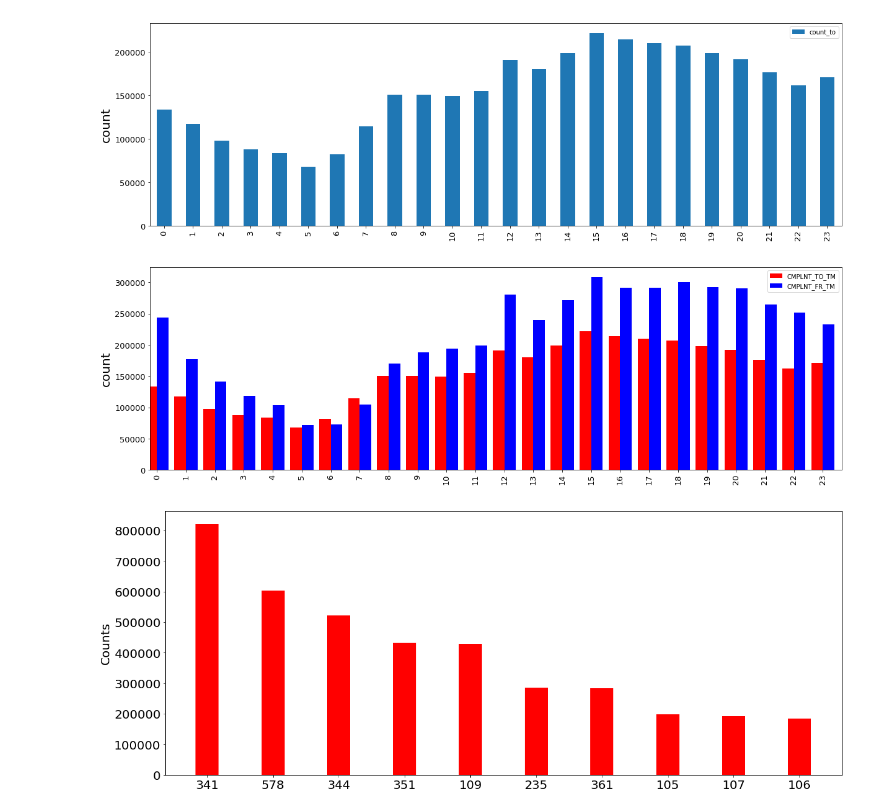
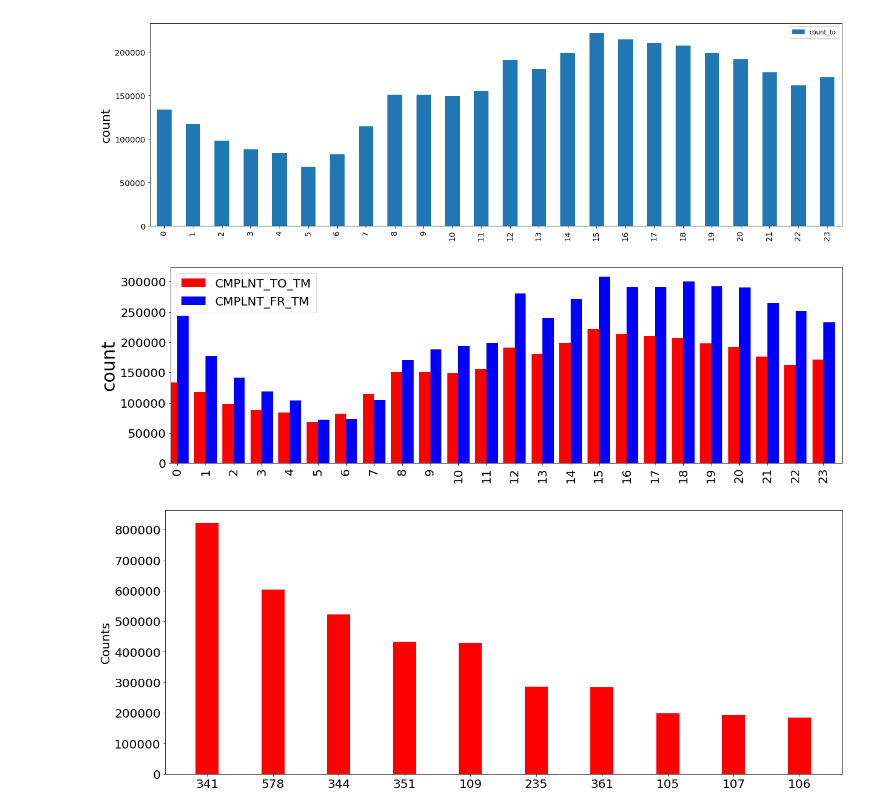
Before and after one commit to sj2384/BigDataProject, a Jupyter notebook: Weitao.ipynb, the cells around one changed output. Saved outputs shown, nothing was run; the diff lists cells and outputs as text; code cells hidden in the pictures.

```diff
--- a/Weitao.ipynb
+++ b/Weitao.ipynb
@@ -235,19 +232,20 @@ fig.savefig('to_time_sum.jpg')
 # %%
 df1 = timedf1.groupby(timedf1["time"].dt.hour).sum().reset_index()
 df2 = timedf.groupby(timedf["time"].dt.hour).sum().reset_index()
 df_merge = df1.merge(df2, how='left', on='time')
 fig = plt.figure(figsize=(20,6)) # Create matplotlib figure
 ax = fig.add_subplot(111) # Create matplotlib axes
 width = 0.4
 
-b1 = df_merge.plot(kind="bar",color='red',y='count_to', ax=ax, width=width, position=1,fontsize=13,label='CMPLNT_TO_TM')
-b2 = df_merge.plot(kind="bar",color='blue',y='count', ax=ax, width=width, position=0,fontsize=13,label='CMPLNT_FR_TM')
-b1.set_ylabel('count', fontsize=20)
+b1 = df_merge.plot(kind="bar",color='red',y='count_to', ax=ax, width=width, position=1,fontsize=20,label='CMPLNT_TO_TM')
+b2 = df_merge.plot(kind="bar",color='blue',y='count', ax=ax, width=width, position=0,fontsize=20,label='CMPLNT_FR_TM')
+b1.set_ylabel('count', fontsize=30)
 ax.legend()
+plt.legend(prop={'size':20})
 plt.show()
-fig.savefig('tm_bar.jpg')
+fig.savefig('tm_bar.jpg',dpi=500)
 # %% [output]
-[figure, old version]
+[figure, new version]
 # %%
 value_dic1, dtype_dic, stype_dic, label_dic = readDict('./output/KY_CD.out', '\t')
 l1 = sorted(value_dic1.items(), key=lambda x: x[1], reverse=True)[:10]
```
Also changed, not shown: parts of 12 cells of this notebook.
